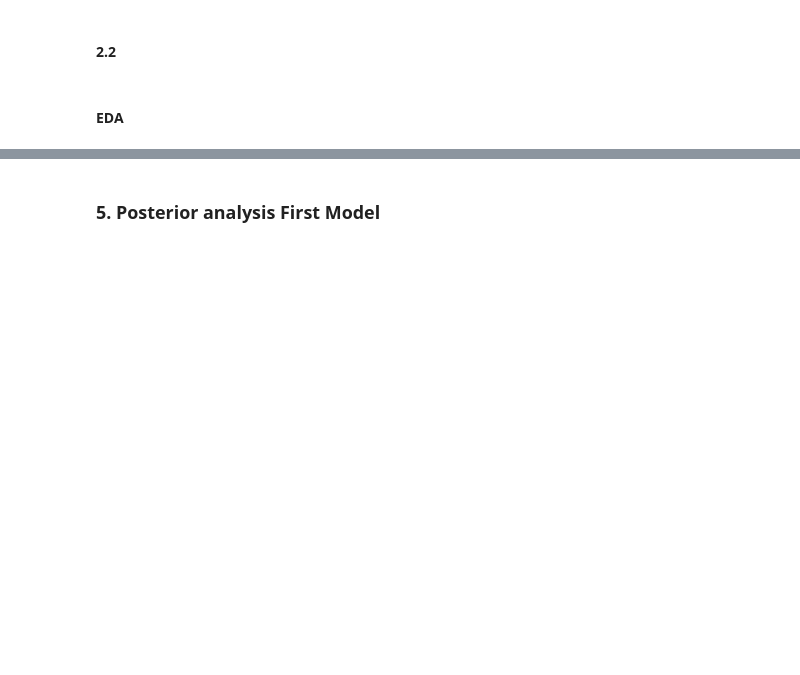
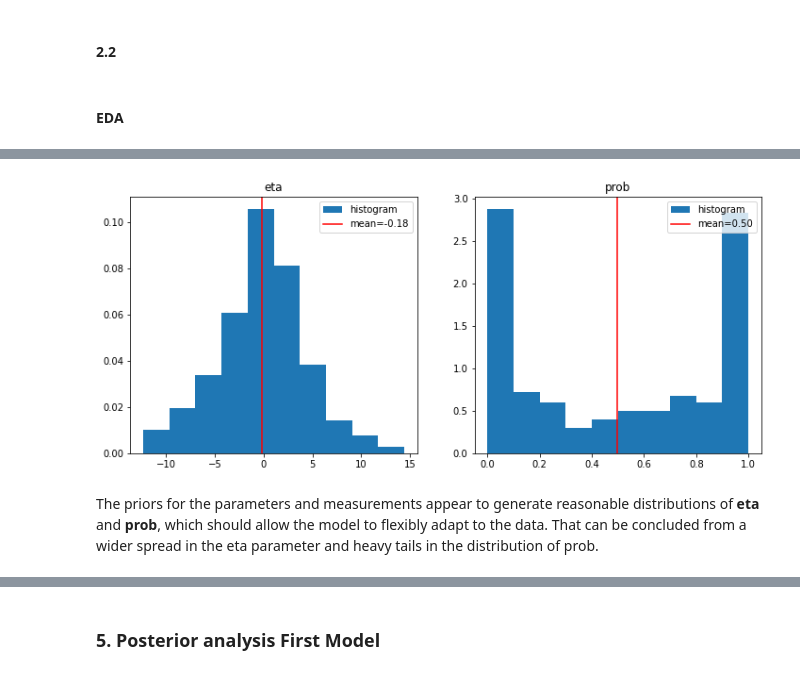
Before and after one commit to dominik-air/Ranked-Games-Analysis, a Jupyter notebook: project.ipynb, the cells around one changed output, grey strips where cells are left out. Saved outputs shown, nothing was run; the diff lists cells and outputs as text; code cells hidden in the pictures; blank space fills up the shorter version.

```diff
--- a/project.ipynb
+++ b/project.ipynb
@@ -281,0 +392,2 @@ We have chosen ...
+# %%
+logit_ppc = CmdStanModel(stan_file='models/logit_ppc.stan')
@@ -281,0 +397,2 @@ We have chosen ...
+# %%
+logit_ppc_data = logit_ppc.sample(iter_sampling=100)
@@ -281,0 +418,22 @@ We have chosen ...
+# %%
+logit_ppc_df = logit_ppc_data.draws_pd()
+# %%
+fig, axes = plt.subplots(1, 2, figsize=(12, 5))
+
+axes[0].hist(logit_ppc_df.eta, bins=10, density=True, label='histogram')
+mean = logit_ppc_df.eta.mean()
+axes[0].axvline(mean, c="r", label=f'{mean=:.2f}')
+axes[0].legend()
+axes[0].set_title("eta")
+
+axes[1].hist(logit_ppc_df.p, bins=10, density=True, label='histogram')
+mean = logit_ppc_df.p.mean()
+axes[1].axvline(mean, c="r", label=f'{mean=:.2f}')
+axes[1].legend()
+axes[1].set_title("prob")
+
+plt.show()
+# %% [output]
+[figure, added]
+# %% [markdown]
+The priors for the parameters and measurements appear to generate reasonable distributions of **eta** and **prob**, which should allow the model to flexibly adapt to the data. That can be concluded from a wider spread in the eta parameter and heavy tails in the distribution of prob.
```
Also changed, not shown: parts of 77 cells of this notebook, 4 other files.
